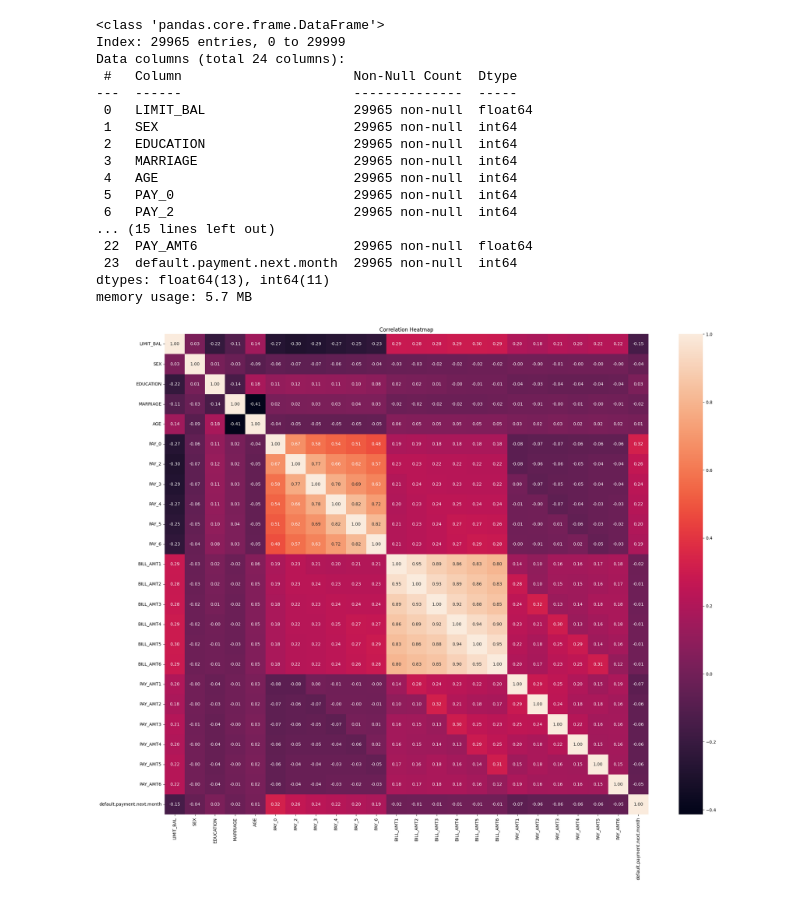
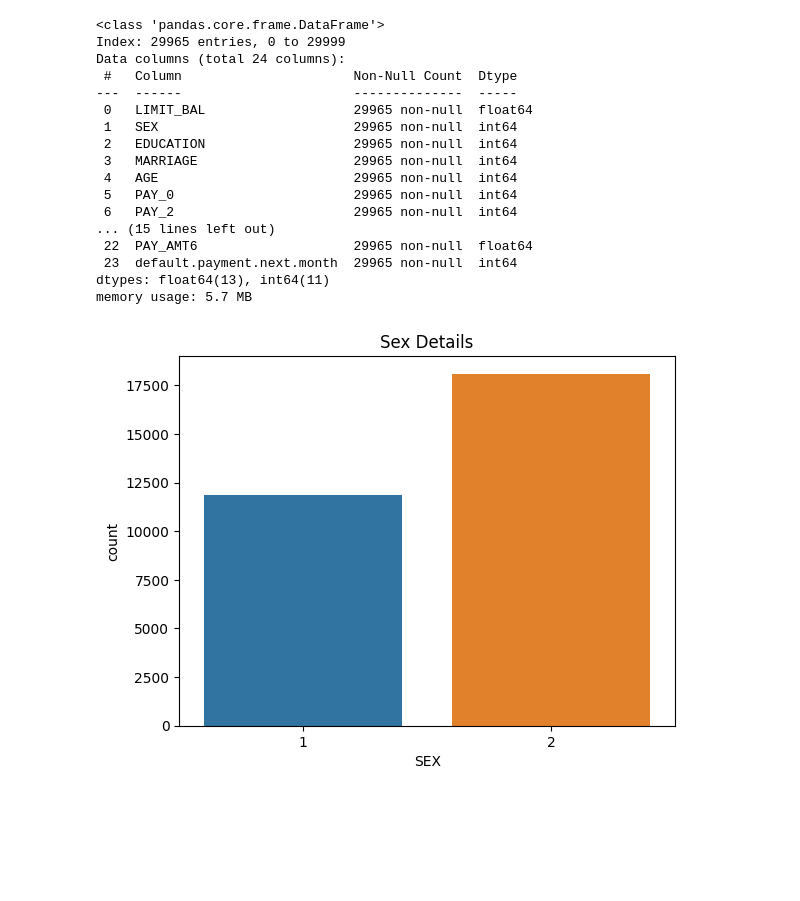
Before and after one commit to Ram-Dev7/credit-card-fraud-detection, a Jupyter notebook: credit_card.ipynb, the cells around one changed output. Saved outputs shown, nothing was run; the diff lists cells and outputs as text; code cells hidden in the pictures; blank space fills up the shorter version.

```diff
--- a/credit_card.ipynb
+++ b/credit_card.ipynb
@@ -218,12 +241,9 @@ Data columns (total 24 columns):
  23  default.payment.next.month  29965 non-null  int64
 dtypes: float64(13), int64(11)
 memory usage: 5.7 MB
-# %%
-correlation = crdcd_fd.corr()
-crdcd_fdmt.figure(figsize=(25, 20))
-# Create a heatmap with annotations
-crdcd_fdsea.heatmap(correlation, annot=True, fmt='.2f')
-crdcd_fdmt.title('Correlation Heatmap')
-crdcd_fdmt.show();
-# %% [output]
-[figure, old version]
+# %%
+crdcd_fdsea.countplot(x ='SEX', data = crdcd_fd)
+crdcd_fdmt.title("Sex Details")
+crdcd_fdmt.show()
+# %% [output]
+[figure, added]
```
Also changed, not shown: parts of 27 cells of this notebook.
